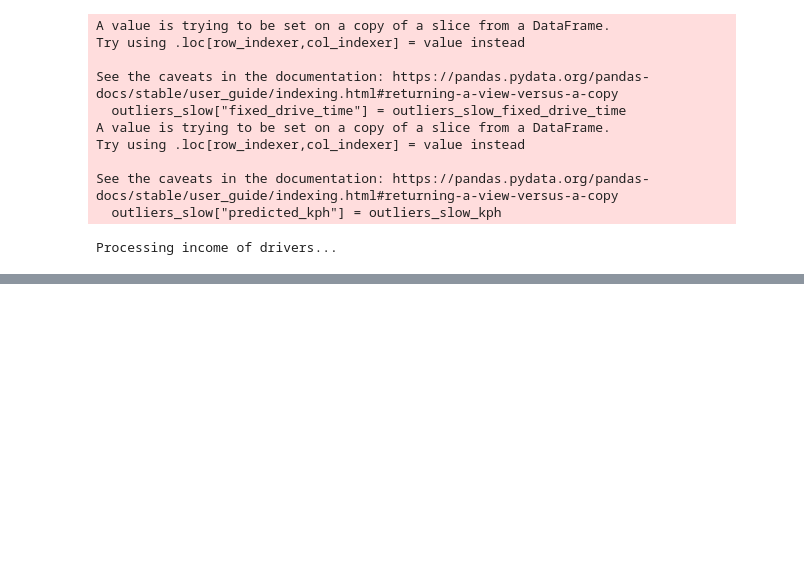
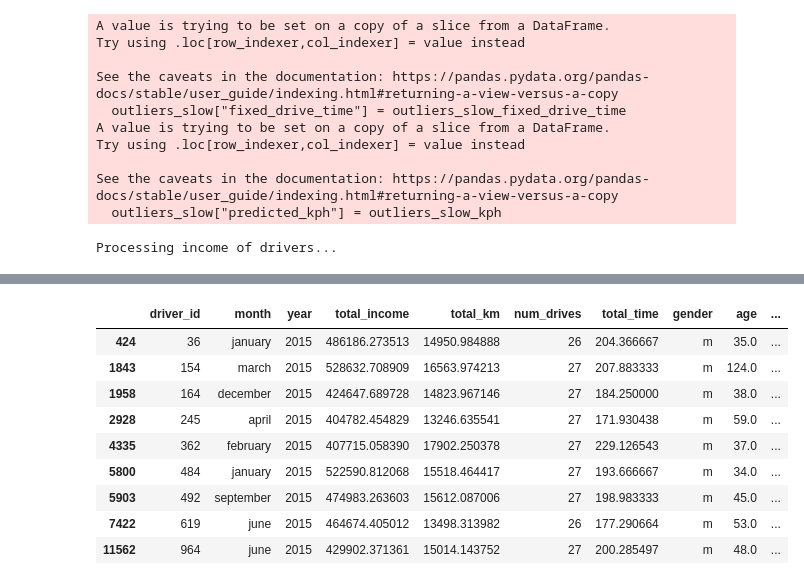
Before and after one commit to ronTohar1/CV_training, a Jupyter notebook: basic/python/Basic - Azrieli & Sons data/project_files/fix_data.ipynb, the cells around one changed output, grey strips where cells are left out. Cells and saved outputs as stored; diff of their text form; code cells hidden in the pictures; blank space fills up the shorter version.

```diff
--- a/basic/python/Basic - Azrieli & Sons data/project_files/fix_data.ipynb
+++ b/basic/python/Basic - Azrieli & Sons data/project_files/fix_data.ipynb
@@ -535,0 +522,13 @@ NameError: name 'df' is not defined
+# %%
+table[table["total_income"] > 400_000]
+# %% [output]
+|  | driver_id | month | year | total_income | total_km | num_drives | total_time | gender | age | ... |
+| 424 | 36 | january | 2015 | 486186.273513 | 14950.984888 | 26 | 204.366667 | m | 35.0 | ... |
+| 1843 | 154 | march | 2015 | 528632.708909 | 16563.974213 | 27 | 207.883333 | m | 124.0 | ... |
+| 1958 | 164 | december | 2015 | 424647.689728 | 14823.967146 | 27 | 184.250000 | m | 38.0 | ... |
+| 2928 | 245 | april | 2015 | 404782.454829 | 13246.635541 | 27 | 171.930438 | m | 59.0 | ... |
+| 4335 | 362 | february | 2015 | 407715.058390 | 17902.250378 | 27 | 229.126543 | m | 37.0 | ... |
+| 5800 | 484 | january | 2015 | 522590.812068 | 15518.464417 | 27 | 193.666667 | m | 34.0 | ... |
+| 5903 | 492 | september | 2015 | 474983.263603 | 15612.087006 | 27 | 198.983333 | m | 45.0 | ... |
+| 7422 | 619 | june | 2015 | 464674.405012 | 13498.313982 | 26 | 177.290664 | m | 53.0 | ... |
+| 11562 | 964 | june | 2015 | 429902.371361 | 15014.143752 | 27 | 200.285497 | m | 48.0 | ... |
```
Also changed, not shown: parts of 9 cells of this notebook, 5 other files.
